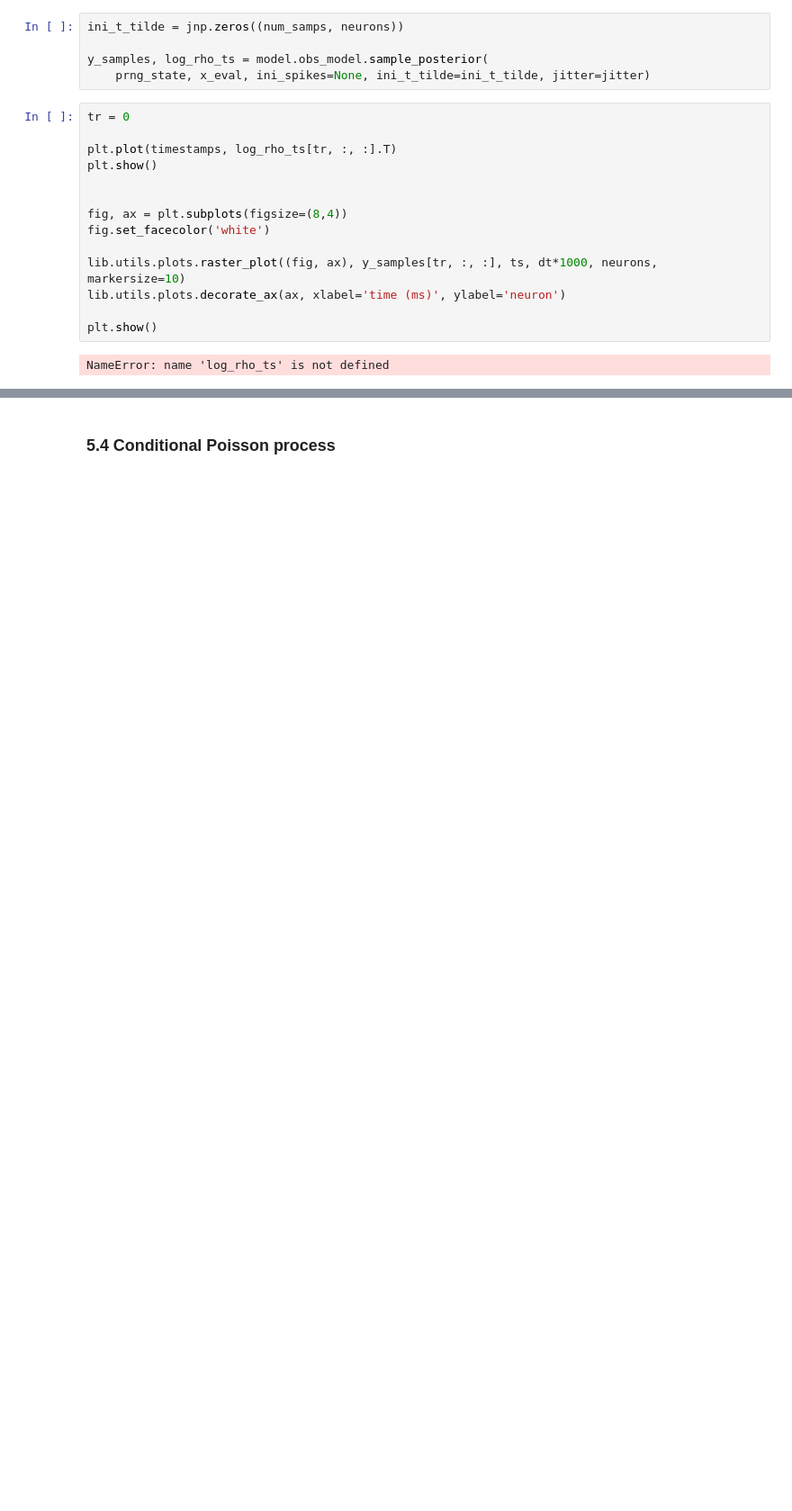
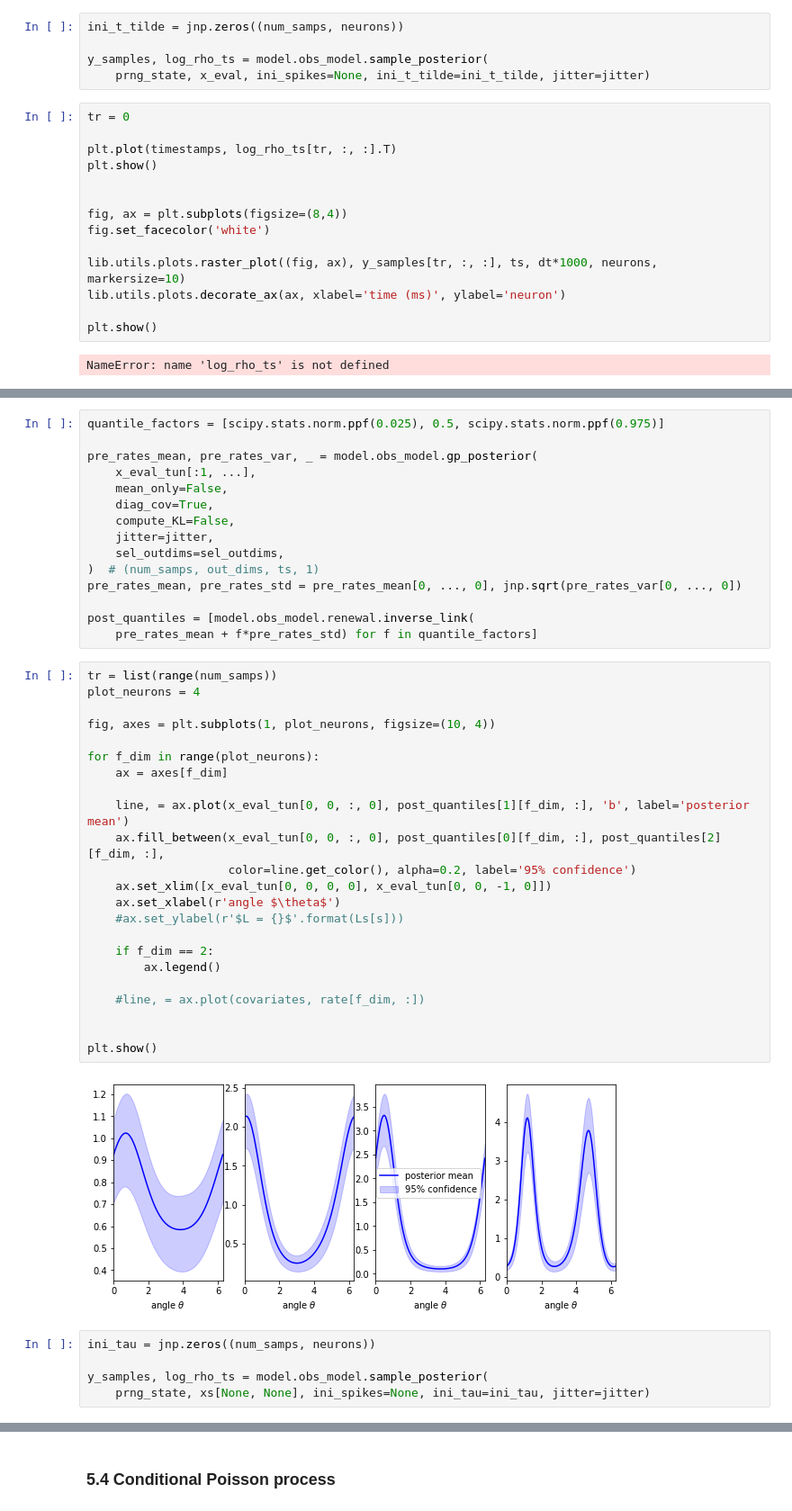
Before and after one commit to davindicode/nonparametric-nonrenewal-process, a Jupyter notebook: notebooks/th1.ipynb, the cells around one changed output, grey strips where cells are left out. Shown at 90% size. Cells and saved outputs as stored; diff of their text form; blank space fills up the shorter version.

```diff
--- a/notebooks/th1.ipynb
+++ b/notebooks/th1.ipynb
@@ -353,0 +433,45 @@ NameError: name 'log_rho_ts' is not defined
+# %%
+quantile_factors = [scipy.stats.norm.ppf(0.025), 0.5, scipy.stats.norm.ppf(0.975)]
+
+pre_rates_mean, pre_rates_var, _ = model.obs_model.gp_posterior(
+    x_eval_tun[:1, ...],
+    mean_only=False,
+    diag_cov=True,
+    compute_KL=False,
+    jitter=jitter,
+    sel_outdims=sel_outdims,
+)  # (num_samps, out_dims, ts, 1)
+pre_rates_mean, pre_rates_std = pre_rates_mean[0, ..., 0], jnp.sqrt(pre_rates_var[0, ..., 0])
+
+post_quantiles = [model.obs_model.renewal.inverse_link(
+    pre_rates_mean + f*pre_rates_std) for f in quantile_factors]
+# %%
+tr = list(range(num_samps))
+plot_neurons = 4
+
+fig, axes = plt.subplots(1, plot_neurons, figsize=(10, 4))
+
+for f_dim in range(plot_neurons):
+    ax = axes[f_dim]
+
+    line, = ax.plot(x_eval_tun[0, 0, :, 0], post_quantiles[1][f_dim, :], 'b', label='posterior mean')
+    ax.fill_between(x_eval_tun[0, 0, :, 0], post_quantiles[0][f_dim, :], post_quantiles[2][f_dim, :],
+                    color=line.get_color(), alpha=0.2, label='95% confidence')
+    ax.set_xlim([x_eval_tun[0, 0, 0, 0], x_eval_tun[0, 0, -1, 0]])
+    ax.set_xlabel(r'angle $\theta$')
+    #ax.set_ylabel(r'$L = {}$'.format(Ls[s]))
+
+    if f_dim == 2:
+        ax.legend()
+
+    #line, = ax.plot(covariates, rate[f_dim, :])
+
+
+plt.show()
+# %% [output]
+[figure, added]
+# %%
+ini_tau = jnp.zeros((num_samps, neurons))
+
+y_samples, log_rho_ts = model.obs_model.sample_posterior(
+    prng_state, xs[None, None], ini_spikes=None, ini_tau=ini_tau, jitter=jitter)
```
Also changed, not shown: parts of 14 cells of this notebook, 1 other file.
